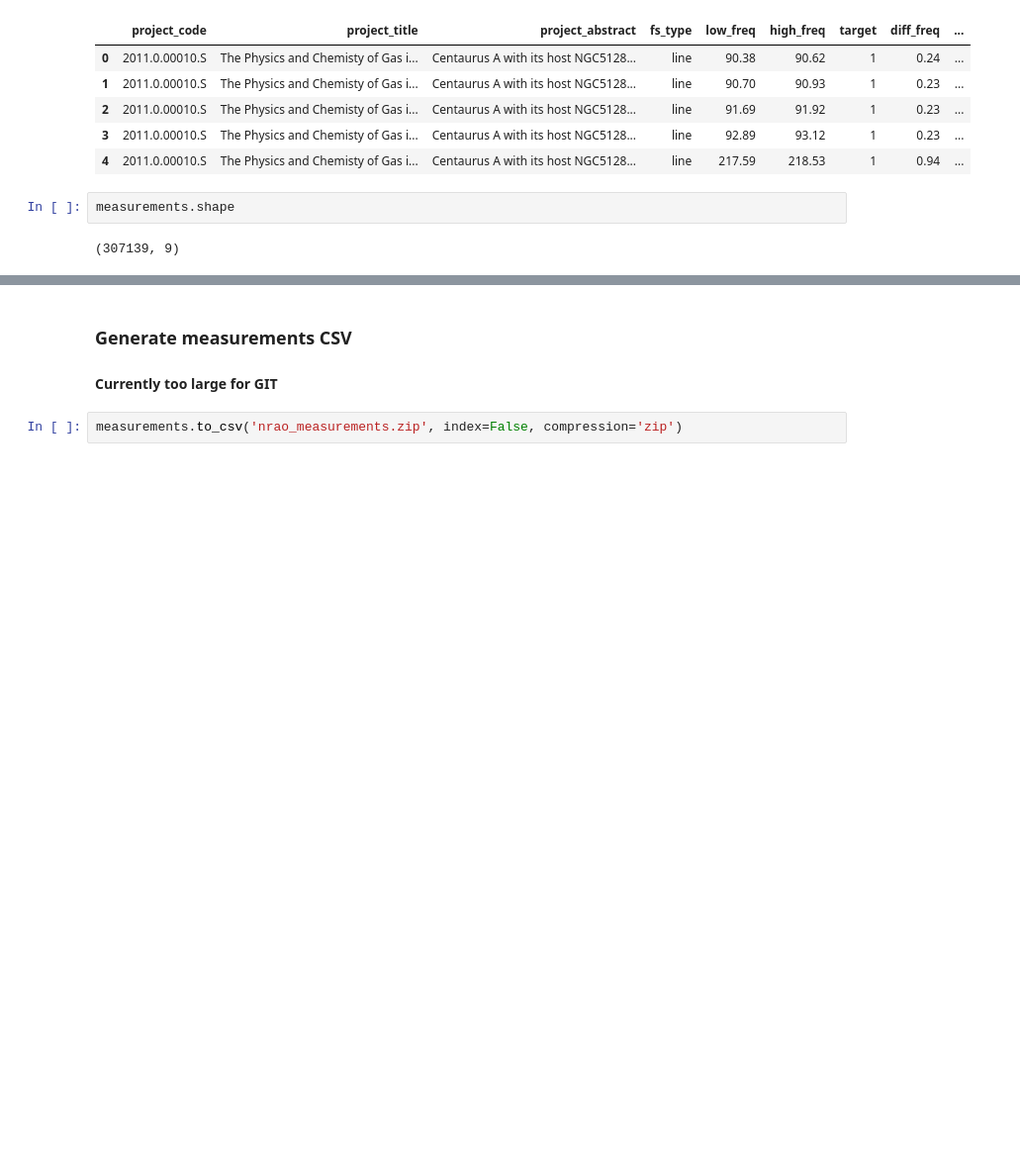
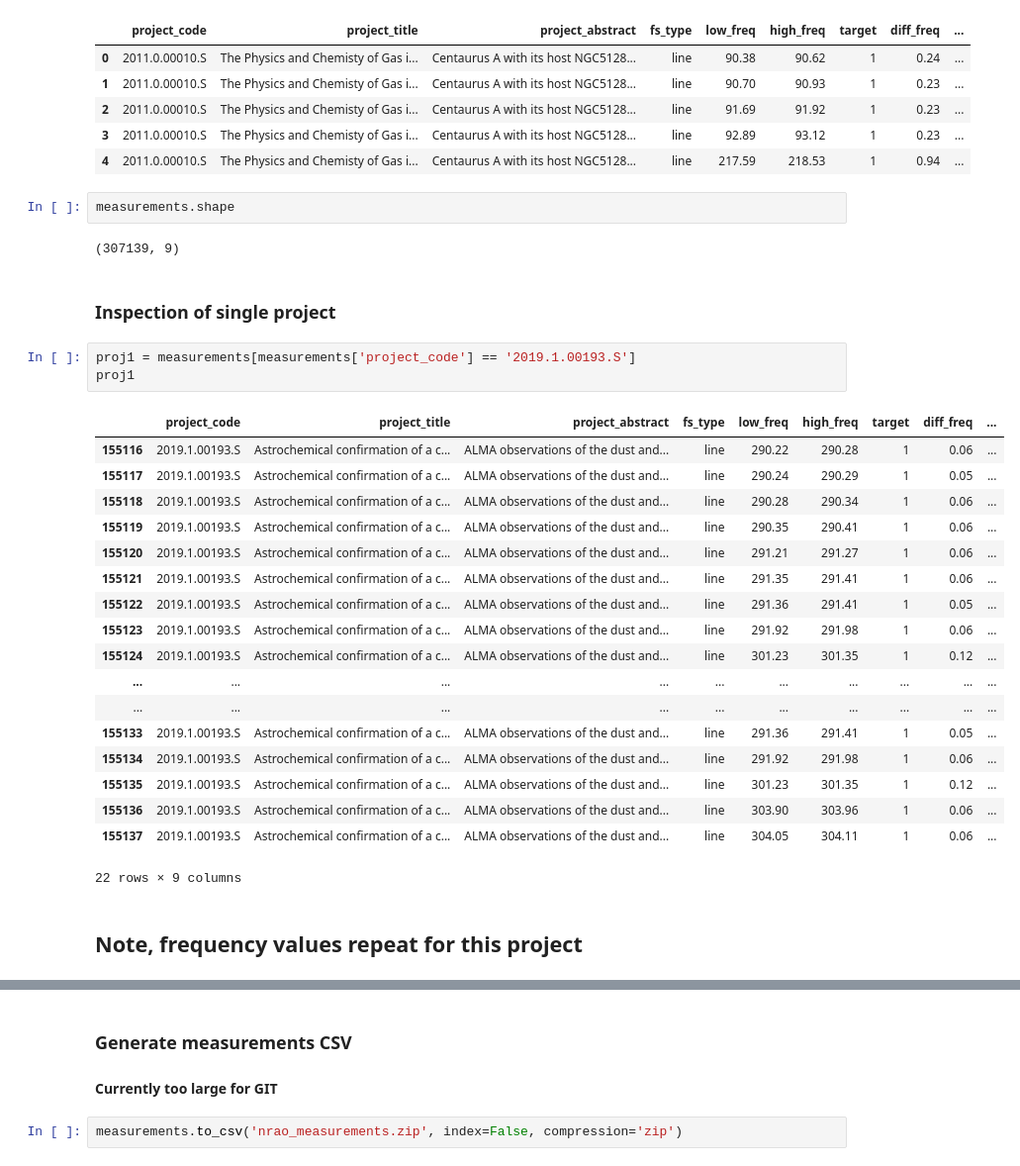
Before and after one commit to rlipps/NRAO_Capstone, a Jupyter notebook: data/Data_Ingestion.ipynb, the cells around one changed output, grey strips where cells are left out. Shown at 99% size. Drawn from its saved outputs; the diff is of its cells as text; blank space fills up the shorter version.

```diff
--- a/data/Data_Ingestion.ipynb
+++ b/data/Data_Ingestion.ipynb
@@ -627,3 +632,29 @@ measurements.head()
 measurements.shape
 # %% [output]
 (307139, 9)
+# %% [markdown]
+### Inspection of single project
+# %%
+proj1 = measurements[measurements['project_code'] == '2019.1.00193.S']
+proj1
+# %% [output]
+|  | project_code | project_title | project_abstract | fs_type | low_freq | high_freq | target | diff_freq | ... |
+| 155116 | 2019.1.00193.S | Astrochemical confirmation of a c... | ALMA observations of the dust and... | line | 290.22 | 290.28 | 1 | 0.06 | ... |
+| 155117 | 2019.1.00193.S | Astrochemical confirmation of a c... | ALMA observations of the dust and... | line | 290.24 | 290.29 | 1 | 0.05 | ... |
+| 155118 | 2019.1.00193.S | Astrochemical confirmation of a c... | ALMA observations of the dust and... | line | 290.28 | 290.34 | 1 | 0.06 | ... |
+| 155119 | 2019.1.00193.S | Astrochemical confirmation of a c... | ALMA observations of the dust and... | line | 290.35 | 290.41 | 1 | 0.06 | ... |
+| 155120 | 2019.1.00193.S | Astrochemical confirmation of a c... | ALMA observations of the dust and... | line | 291.21 | 291.27 | 1 | 0.06 | ... |
+| 155121 | 2019.1.00193.S | Astrochemical confirmation of a c... | ALMA observations of the dust and... | line | 291.35 | 291.41 | 1 | 0.06 | ... |
+| 155122 | 2019.1.00193.S | Astrochemical confirmation of a c... | ALMA observations of the dust and... | line | 291.36 | 291.41 | 1 | 0.05 | ... |
+| 155123 | 2019.1.00193.S | Astrochemical confirmation of a c... | ALMA observations of the dust and... | line | 291.92 | 291.98 | 1 | 0.06 | ... |
+| 155124 | 2019.1.00193.S | Astrochemical confirmation of a c... | ALMA observations of the dust and... | line | 301.23 | 301.35 | 1 | 0.12 | ... |
+| ... | ... | ... | ... | ... | ... | ... | ... | ... | ... |
+| ... | ... | ... | ... | ... | ... | ... | ... | ... | ... |
+| 155133 | 2019.1.00193.S | Astrochemical confirmation of a c... | ALMA observations of the dust and... | line | 291.36 | 291.41 | 1 | 0.05 | ... |
+| 155134 | 2019.1.00193.S | Astrochemical confirmation of a c... | ALMA observations of the dust and... | line | 291.92 | 291.98 | 1 | 0.06 | ... |
+| 155135 | 2019.1.00193.S | Astrochemical confirmation of a c... | ALMA observations of the dust and... | line | 301.23 | 301.35 | 1 | 0.12 | ... |
+| 155136 | 2019.1.00193.S | Astrochemical confirmation of a c... | ALMA observations of the dust and... | line | 303.90 | 303.96 | 1 | 0.06 | ... |
+| 155137 | 2019.1.00193.S | Astrochemical confirmation of a c... | ALMA observations of the dust and... | line | 304.05 | 304.11 | 1 | 0.06 | ... |
+22 rows × 9 columns
+# %% [markdown]
+## Note, frequency values repeat for this project
```
Also changed, not shown: parts of 7 cells of this notebook, 1 other file.
